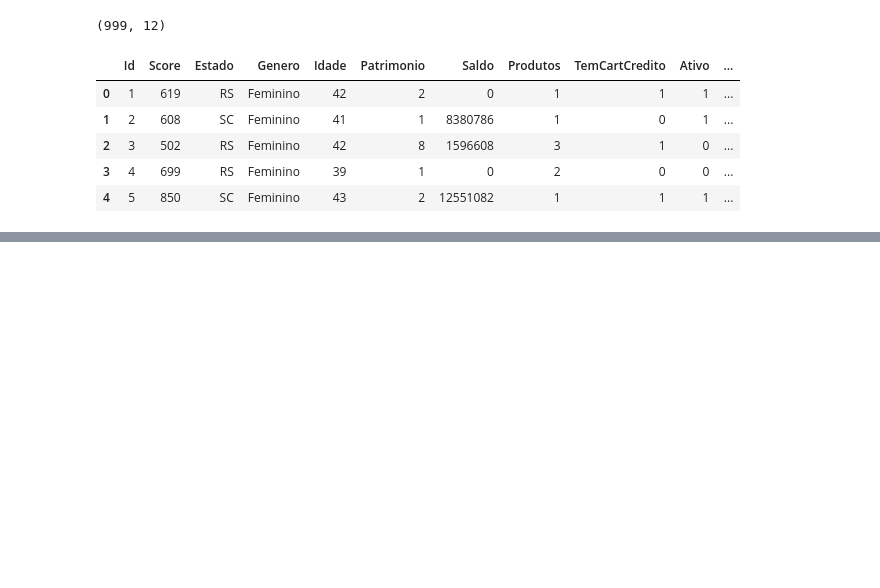
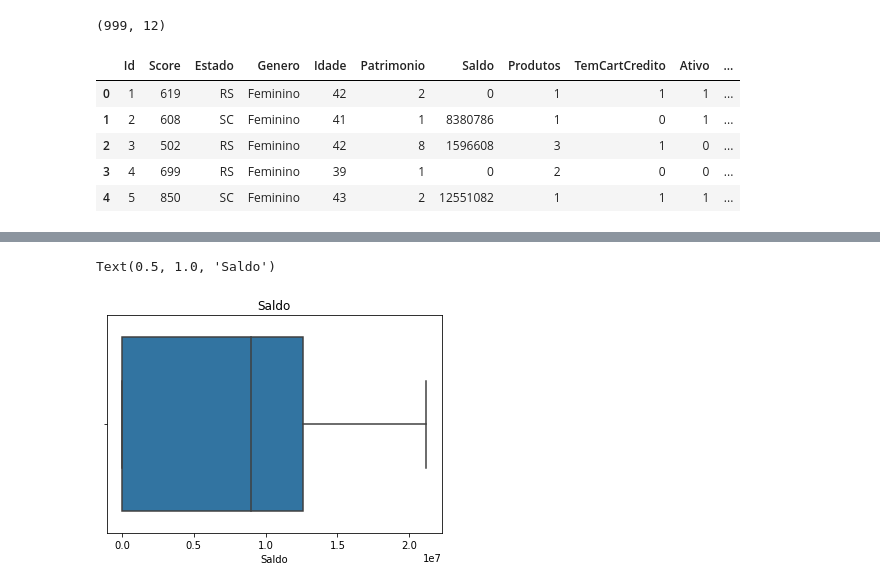
Before and after one commit to Joao-Inacio/Formacao-Cientista-de-Dados, a Jupyter notebook: limpezaetratamento.ipynb, the cells around one changed output, grey strips where cells are left out. Cells and saved outputs as stored; diff of their text form; code cells hidden in the pictures; blank space fills up the shorter version.

```diff
--- a/limpezaetratamento.ipynb
+++ b/limpezaetratamento.ipynb
@@ -59,0 +134,5 @@ dataset['Idade'].describe()
+# %%
+srn.boxplot(dataset['Saldo']).set_title('Saldo')
+# %% [output]
+Text(0.5, 1.0, 'Saldo')
+[figure, added]
```
Also changed, not shown: parts of 16 cells of this notebook.
